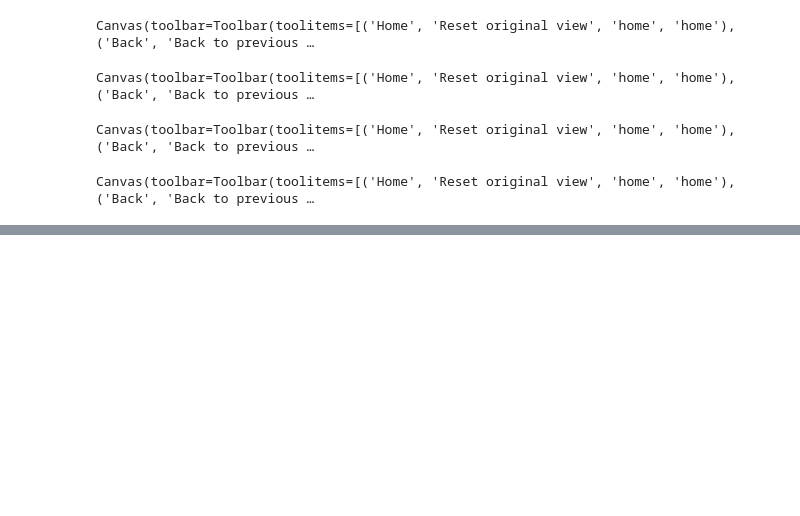
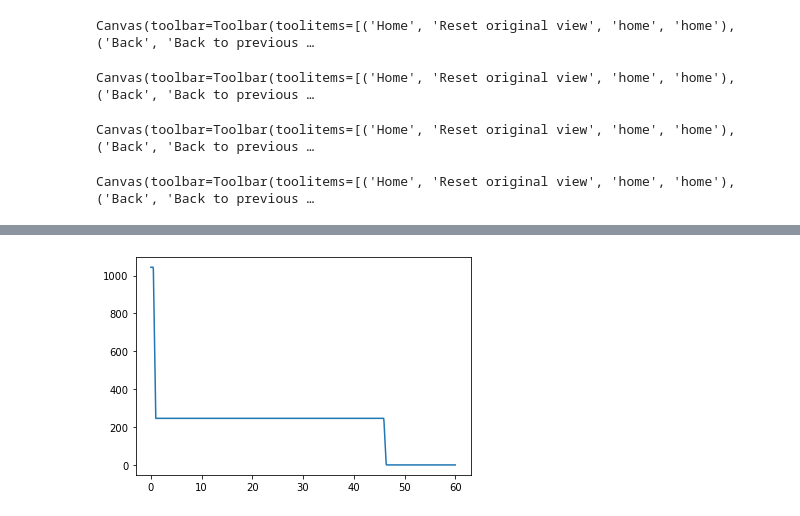
Before and after one commit to TovarnovM/neuro_missile, a Jupyter notebook: src/aerodynamic.ipynb, the cells around one changed output, grey strips where cells are left out. Saved outputs shown, nothing was run; the diff lists cells and outputs as text; code cells hidden in the pictures; blank space fills up the shorter version.

```diff
--- a/src/aerodynamic.ipynb
+++ b/src/aerodynamic.ipynb
@@ -112,0 +163,7 @@ Canvas(toolbar=Toolbar(toolitems=[('Home', 'Reset original view', 'home', 'home'
+# %%
+ts = np.linspace(0,60, 1000)
+ps = [m.P_itr(t) for t in ts]
+plt.plot(ts, ps)
+plt.show()
+# %% [output]
+[figure, added]
```
Also changed, not shown: parts of 8 cells of this notebook, 11 other files.
